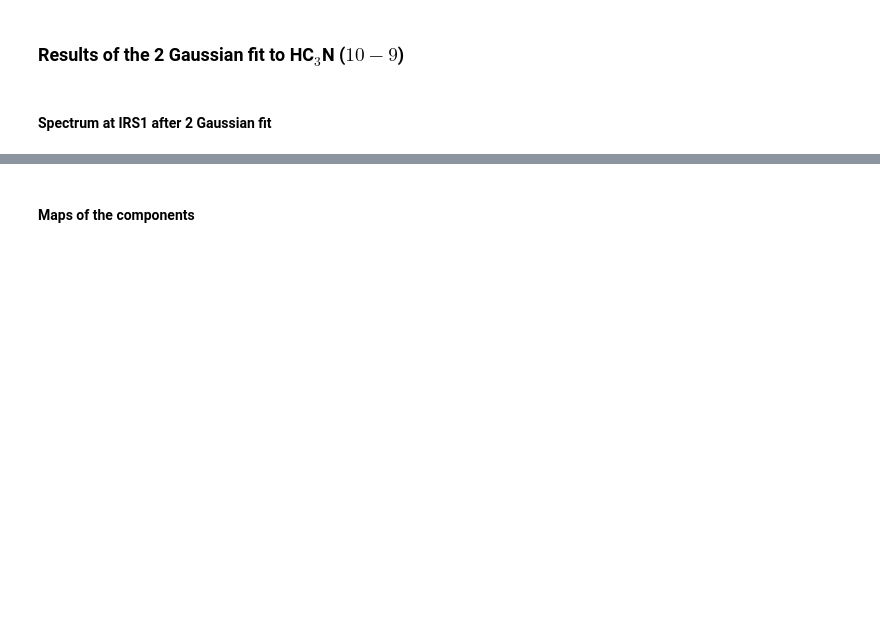
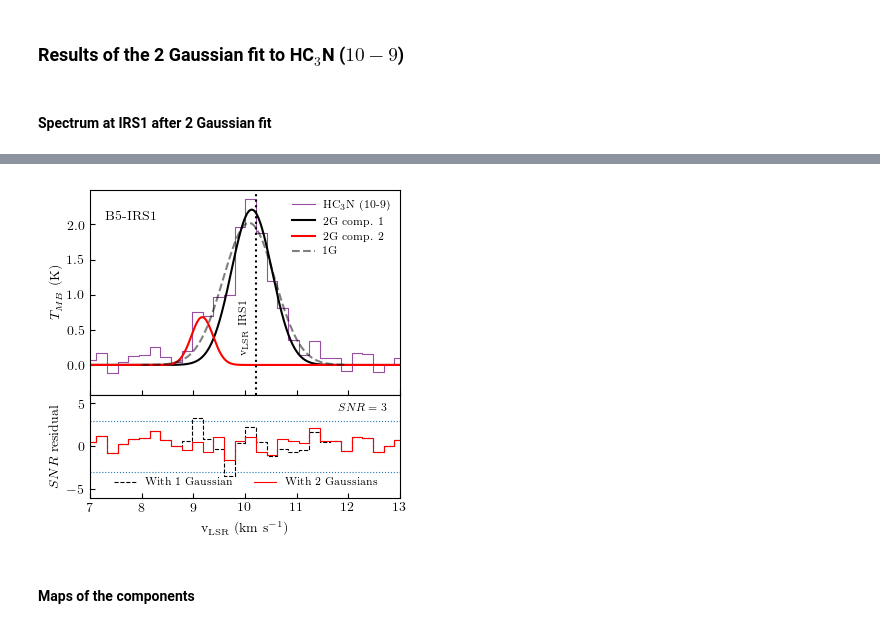
Before and after one commit to tere-valdivia/Barnard_5_infall, a Jupyter notebook: figures.ipynb, the cells around one changed output, grey strips where cells are left out. Cells and saved outputs as stored; diff of their text form; code cells hidden in the pictures; blank space fills up the shorter version.

```diff
--- a/figures.ipynb
+++ b/figures.ipynb
@@ -1025,7 +1038,7 @@ ax.set_ylabel(r'$T_{MB}$ (K)')
 ax2.set_ylabel(r'$SNR$ residual')
 spectrum = get_spectra(cube_HC3N, position_IRS1, velinit, velend)
 spectrums = get_spectra(cube_HC3Ns, position_IRS1, velinit, velend)
-ax.plot(spectrums[0], spectrums[1], drawstyle='steps-mid', color=colorHC3N, label=r'HC$_3$N (10-9)')
+ax.plot(spectrums[0], spectrums[1], drawstyle='steps-mid', color=colorHC3N, label=r'HC$_3$N (10-9)', linewidth=0.8)
 ax.plot(vels, g1s(vels), color='k', label=r'2G comp. 1')
 ax.plot(vels, g2s(vels), color='r', label=r'2G comp. 2')
 
@@ -1034,14 +1047,18 @@ ax.text(0.05, 0.85, label, horizontalalignment='left', transform=ax.transAxes, c
 ax.set_xlim([velinit.value, velend.value])
 ax.axvline(10.21, color='k', linestyle='dotted')
 ax.legend(fontsize=8, frameon=False)
-ax2.axhline(-3, linestyle='dotted')
-ax2.axhline(3, linestyle='dotted')
+ax2.axhline(-3, linestyle='dotted', lw=0.8)
+ax2.axhline(3, linestyle='dotted', lw=0.8)
 ax.annotate(r'v$_{\mathrm{LSR}}$ IRS1', (0.48, 0.2), xycoords='axes fraction', size=8, rotation=90)
 
-ax2.plot(spectrums[0], (spectrums[1].value - (g1s(spectrums[0].value)+g2s(spectrums[0].value)))/rmsKkmsHC3N, drawstyle='steps-mid', color=colorHC3N, label=r'HC$_3$N (10-9)')
-ax2.plot(spectrum[0], (spectrum[1].value - (g1(spectrum[0].value)))/rmsKkmsHC3N, drawstyle='steps-mid', color=colorHC3N, label=r'HC$_3$N (10-9)', linestyle='dashed')
-ax2.set_ylim([-5, 5])
+ax2.plot(spectrum[0], (spectrum[1].value - (g1(spectrum[0].value)))/rmsKkmsHC3N, drawstyle='steps-mid', color='k', label='With 1 Gaussian', linestyle='dashed', linewidth=0.8)
+ax2.plot(spectrums[0], (spectrums[1].value - (g1s(spectrums[0].value)+g2s(spectrums[0].value)))/rmsKkmsHC3N, drawstyle='steps-mid', color='r', label='With 2 Gaussians', linewidth=0.8)
+ax2.set_ylim([-6, 6])
 ax2.annotate(r'$SNR=3$', (0.8, 0.85), xycoords='axes fraction', size=8)
+ax2.legend(frameon=False, loc='lower center', ncol=2, fontsize=8)
+ax2.set_xlim([7, 13])
+
 fig.subplots_adjust(hspace=0)
 if savefigure:
     fig.savefig(figname, bbox_inches='tight', dpi=dpibase)
+# %% [output]
@@ -1048,3 +1066,4 @@ if savefigure:
+[figure, added]
 # %% [markdown]
 #### Maps of the components
 # %%
```
Also changed, not shown: parts of 4 cells of this notebook, 3 other files.
